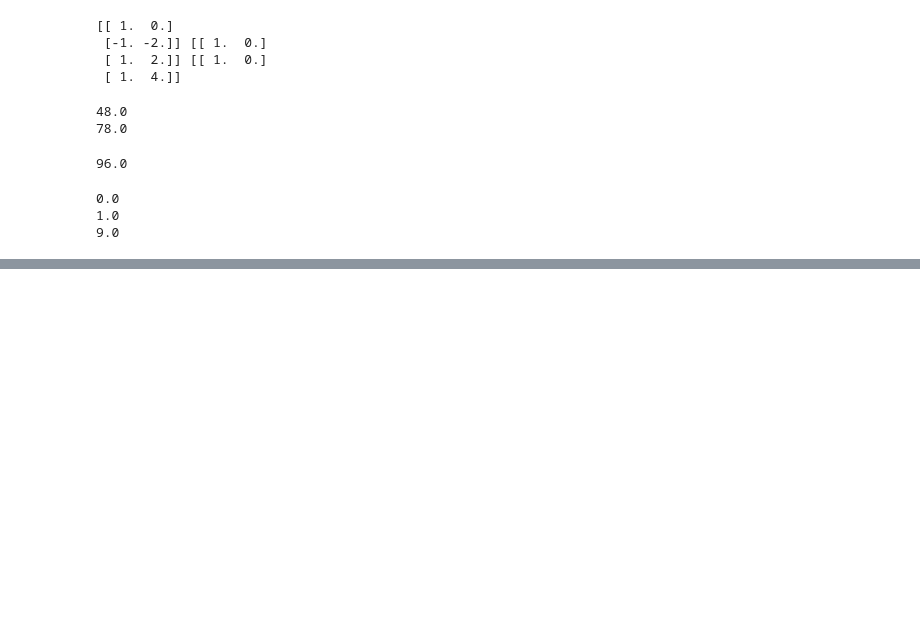
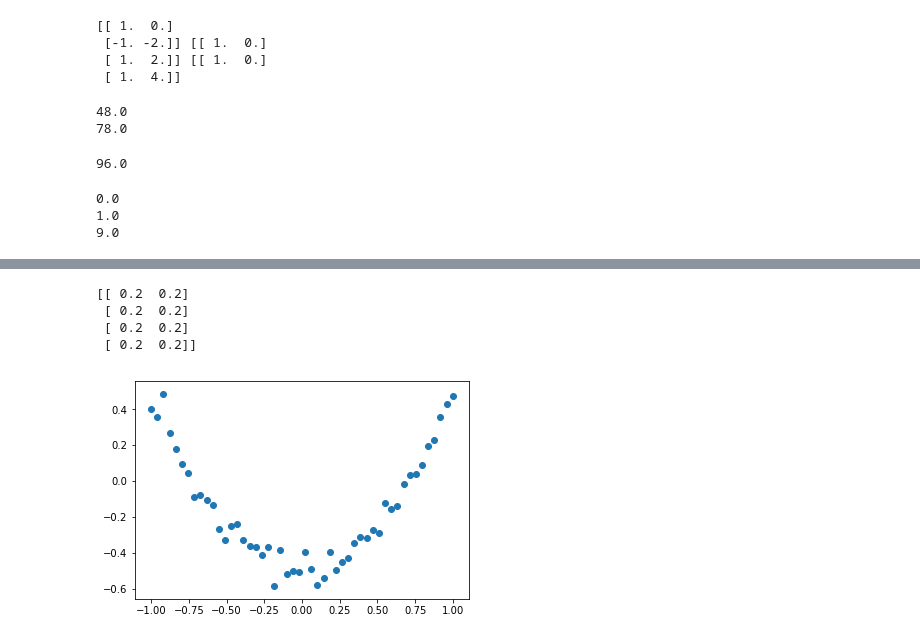
Before and after one commit to xiehui999/deepLearning, a Jupyter notebook: theano/第一节.ipynb, the cells around one changed output, grey strips where cells are left out. Cells and saved outputs as stored; diff of their text form; code cells hidden in the pictures; blank space fills up the shorter version.

```diff
--- a/theano/第一节.ipynb
+++ b/theano/第一节.ipynb
@@ -114,0 +153,16 @@ print(state.get_value())
+# %%
+print(np.zeros((4,2))+0.2)
+np.linspace(2.0, 3.0, num=5,endpoint=True)
+#linspace(start, stop, num=50, endpoint=True, retstep=False, dtype=None)[source]
+#start开始点，stop结束点 num:点的个数  endpoint:是否包含结束点stop True/False retstep=True输出步长
+x_data=np.linspace(-1,1,50)[:,np.newaxis]
+noise=np.random.normal(0,0.05,x_data.shape)
+y_data=np.square(x_data)-0.5+noise #y = x^2 - 0.5 + wihtenoise
+plt.scatter(x_data,y_data)
+plt.show()
+# %% [output]
+[[ 0.2  0.2]
+ [ 0.2  0.2]
+ [ 0.2  0.2]
+ [ 0.2  0.2]]
+[figure, added]
```
Also changed, not shown: parts of 8 cells of this notebook, 2 other files.
